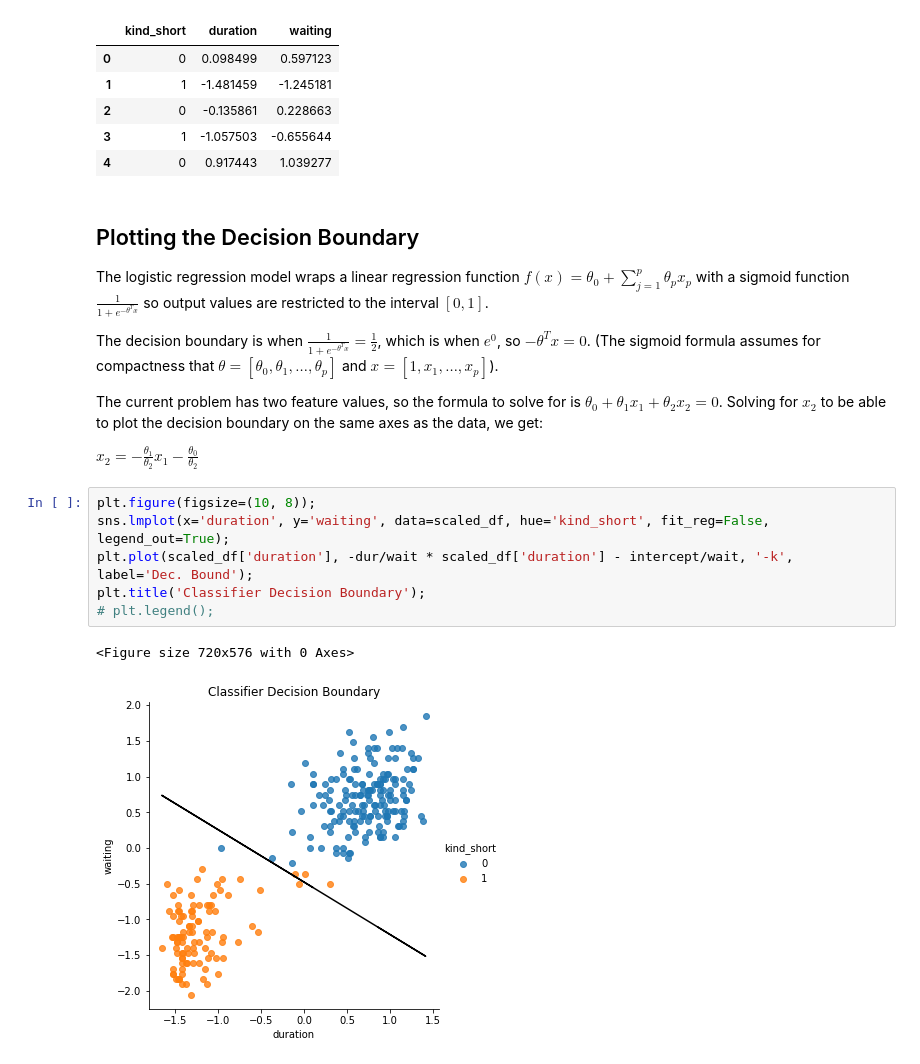
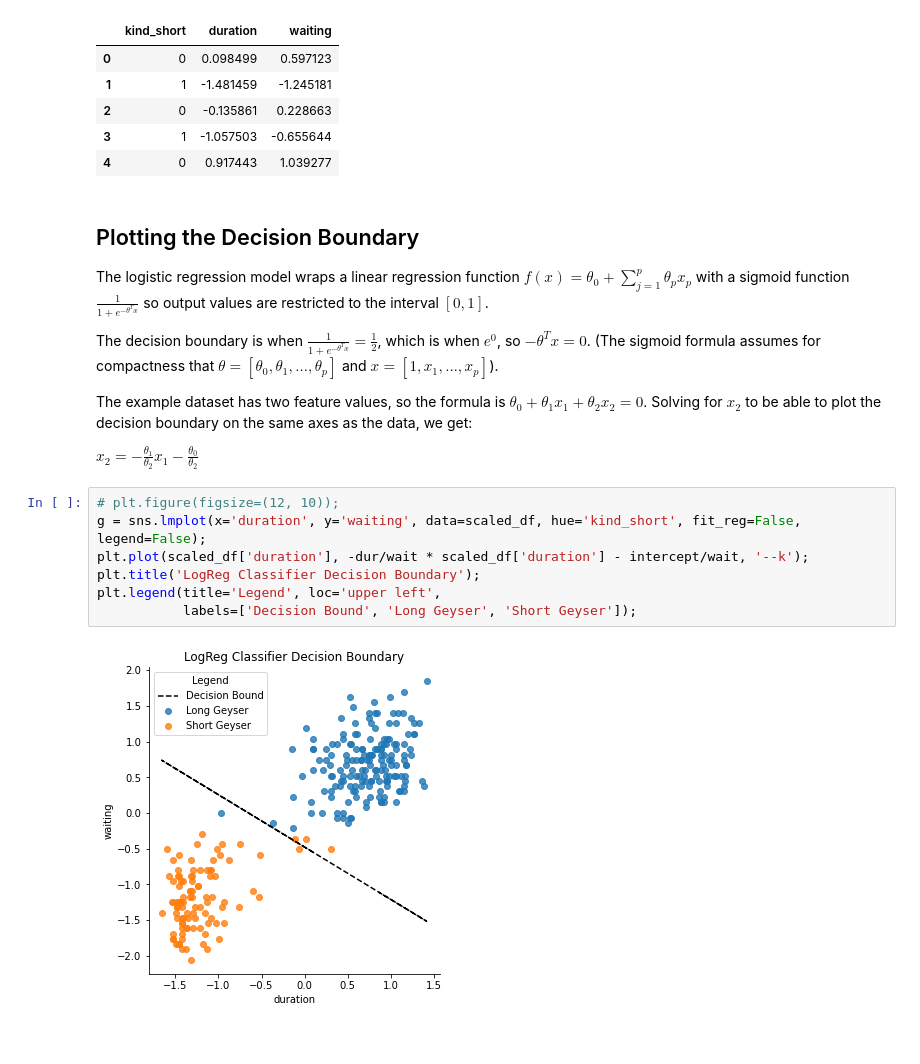
Before and after one commit to HKuz/MachineLearningPractice, a Jupyter notebook: LogisticReg_DecisionBoundary.ipynb, the cells around one changed output. Saved outputs shown, nothing was run; the diff lists cells and outputs as text.

Commit message:
feat: refine plots

```diff
--- a/LogisticReg_DecisionBoundary.ipynb
+++ b/LogisticReg_DecisionBoundary.ipynb
@@ -120,15 +129,15 @@ The logistic regression model wraps a linear regression function $f(x) = \theta_
 
 The decision boundary is when $\frac{1}{1 + e^{-\theta^T x}} = \frac{1}{2}$, which is when $e^0$, so $-\theta^T x = 0$. (The sigmoid formula assumes for compactness that $\theta = [\theta_0, \theta_1, \ldots, \theta_p]$ and $x = [1, x_1, \ldots, x_p]$).
 
-The current problem has two feature values, so the formula to solve for is $\theta_0 + \theta_1 x_1 + \theta_2 x_2 = 0$. Solving for $x_2$ to be able to plot the decision boundary on the same axes as the data, we get:
+The example dataset has two feature values, so the formula is $\theta_0 + \theta_1 x_1 + \theta_2 x_2 = 0$. Solving for $x_2$ to be able to plot the decision boundary on the same axes as the data, we get:
 
 $x_2 = -\frac{\theta_1}{\theta_2} x_1 - \frac{\theta_0}{\theta_2}$
 # %%
-plt.figure(figsize=(10, 8));
-sns.lmplot(x='duration', y='waiting', data=scaled_df, hue='kind_short', fit_reg=False, legend_out=True);
-plt.plot(scaled_df['duration'], -dur/wait * scaled_df['duration'] - intercept/wait, '-k', label='Dec. Bound');
-plt.title('Classifier Decision Boundary');
-# plt.legend();
+# plt.figure(figsize=(12, 10));
+g = sns.lmplot(x='duration', y='waiting', data=scaled_df, hue='kind_short', fit_reg=False, legend=False);
+plt.plot(scaled_df['duration'], -dur/wait * scaled_df['duration'] - intercept/wait, '--k');
+plt.title('LogReg Classifier Decision Boundary');
+plt.legend(title='Legend', loc='upper left',
+           labels=['Decision Bound', 'Long Geyser', 'Short Geyser']);
 # %% [output]
-<Figure size 720x576 with 0 Axes>
-[figure, old version]
+[figure, new version]
```
Also changed, not shown: parts of 5 cells of this notebook.
